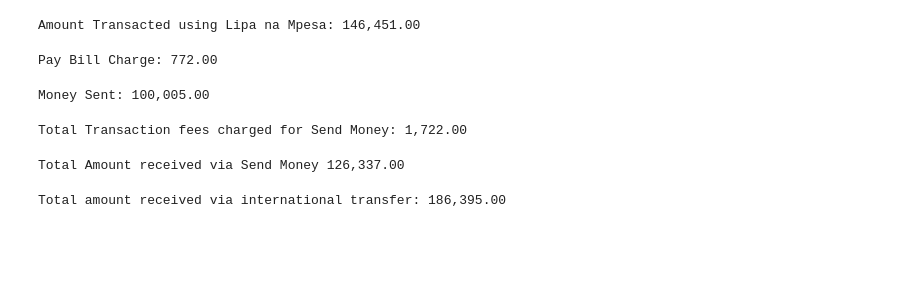
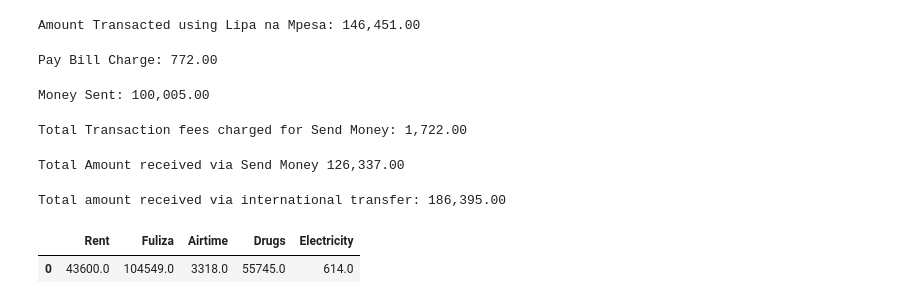
Before and after one commit to Murega14/mpesa_statement_analysis, a Jupyter notebook: mpesa.ipynb, the cells around one changed output. Cells and saved outputs as stored; diff of their text form; code cells hidden in the pictures; blank space fills up the shorter version.

```diff
--- a/mpesa.ipynb
+++ b/mpesa.ipynb
@@ -303,0 +308,10 @@ Total amount received via international transfer: 186,395.00
+# %%
+data = {"Rent":[rent], "Fuliza": [fuliza], "Airtime": [airtime], "Drugs": [drugs], "Electricity": [electricity]}
+
+
+new_df = pd.DataFrame(data)
+
+new_df
+# %% [output]
+|  | Rent | Fuliza | Airtime | Drugs | Electricity |
+| 0 | 43600.0 | 104549.0 | 3318.0 | 55745.0 | 614.0 |
```
Also changed, not shown: parts of 5 cells of this notebook, 3 other files.
